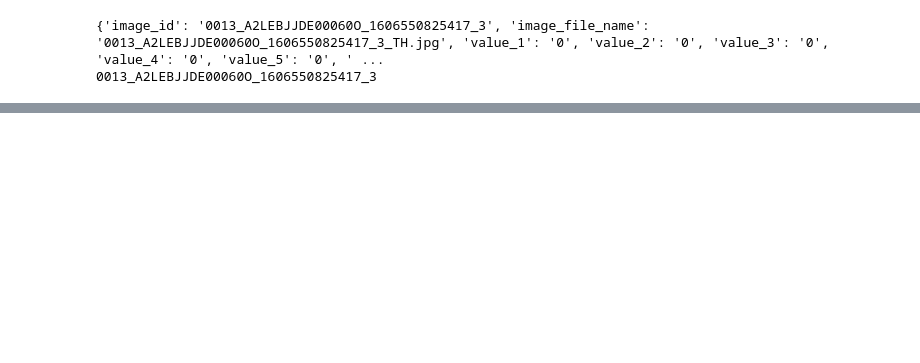
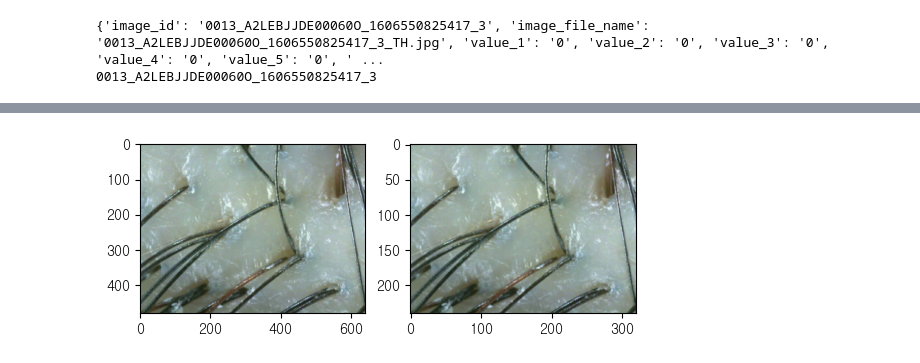
Before and after one commit to rainsky3840/Bootcamp_project, a Jupyter notebook: 김정환/p4_main.ipynb, the cells around one changed output, grey strips where cells are left out. Cells and saved outputs as stored; diff of their text form; code cells hidden in the pictures; blank space fills up the shorter version.

```diff
--- a/김정환/p4_main.ipynb
+++ b/김정환/p4_main.ipynb
@@ -104,0 +120,16 @@ plt.show()
+# %%
+#이미지 리사이징 테스트
+
+test_img_dir='./유형별 두피 이미지/Training/Images/원천_탈모_0.양호/0013_A2LEBJJDE00060O_1606550825417_3_TH.jpg'
+
+test_img = Image.open(test_img_dir)
+img_resize = test_img.resize((int(test_img.width / 2), int(test_img.height / 2)))
+
+plt.subplot(1,2,1)
+plt.imshow(test_img)
+
+plt.subplot(1,2,2)
+plt.imshow(img_resize)
+plt.show()
+# %% [output]
+[figure, added]
```
Also changed, not shown: parts of 16 cells of this notebook.
